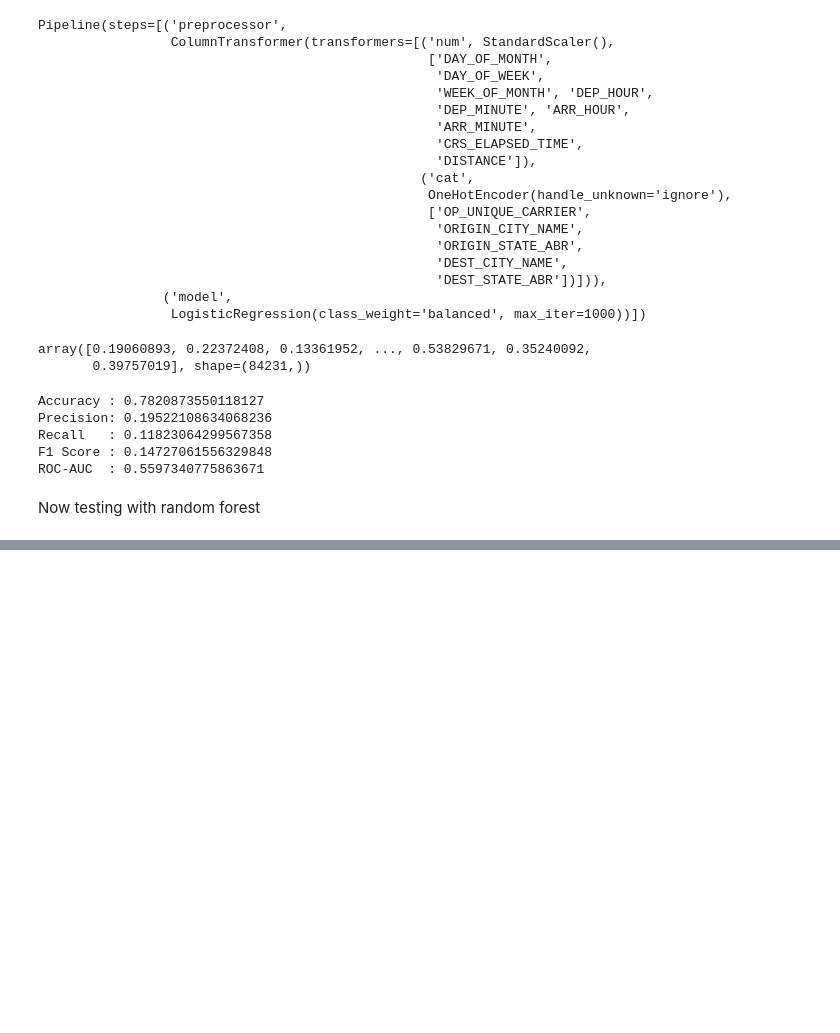
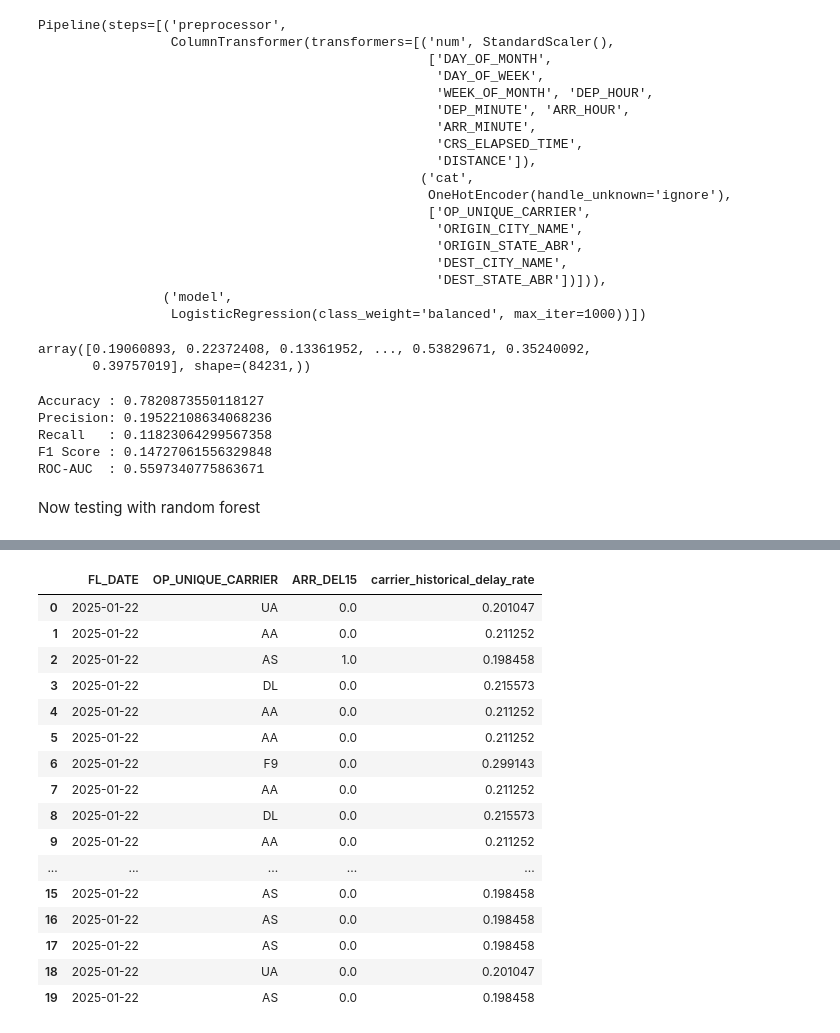
Before and after one commit to sahilsaeidkhan/AI-Projects, a Jupyter notebook: Machine_Learning_Projects/ML_Flight_Delay_Predictor/data_audit.ipynb, the cells around one changed output, grey strips where cells are left out. Saved outputs shown, nothing was run; the diff lists cells and outputs as text; code cells hidden in the pictures; blank space fills up the shorter version.

```diff
--- a/Machine_Learning_Projects/ML_Flight_Delay_Predictor/data_audit.ipynb
+++ b/Machine_Learning_Projects/ML_Flight_Delay_Predictor/data_audit.ipynb
@@ -612,0 +764,32 @@ print("ROC-AUC  :", roc_auc_score(y_val, rf_probabilities))
+# %%
+df_clean = df[
+    (df["CANCELLED"] == 0) &
+    (df["DIVERTED"] == 0)
+].copy()
+
+df_clean["FL_DATE"] = pd.to_datetime(df_clean["FL_DATE"])
+
+df_clean = df_clean.sort_values(
+    ["FL_DATE", "CRS_DEP_TIME", "OP_CARRIER_FL_NUM"]
+).reset_index(drop=True)
+# %%
+train_df = df_clean[df_clean["FL_DATE"] <= "2025-01-21"].copy()
+
+val_df = df_clean[
+    (df_clean["FL_DATE"] >= "2025-01-22") &
+    (df_clean["FL_DATE"] <= "2025-01-26")
+].copy()
+
+test_df = df_clean[df_clean["FL_DATE"] >= "2025-01-27"].copy()
+# %%
+carrier_stats = (
+    train_df
+    .groupby("OP_UNIQUE_CARRIER")["ARR_DEL15"]
+    .agg(["sum", "count"])
+)
+
+carrier_stats["carrier_historical_delay_rate"] = (
+    carrier_stats["sum"] / carrier_stats["count"]
+)
+
+carrier_stats
@@ -612,0 +813,29 @@ print("ROC-AUC  :", roc_auc_score(y_val, rf_probabilities))
+# %%
+val_df = val_df.merge(
+    carrier_stats["carrier_historical_delay_rate"],
+    on="OP_UNIQUE_CARRIER",
+    how="left"
+)
+# %%
+val_df[
+    ["FL_DATE", "OP_UNIQUE_CARRIER", "ARR_DEL15",
+     "carrier_historical_delay_rate"]
+].head(20)
+# %% [output]
+|  | FL_DATE | OP_UNIQUE_CARRIER | ARR_DEL15 | carrier_historical_delay_rate |
+| 0 | 2025-01-22 | UA | 0.0 | 0.201047 |
+| 1 | 2025-01-22 | AA | 0.0 | 0.211252 |
+| 2 | 2025-01-22 | AS | 1.0 | 0.198458 |
+| 3 | 2025-01-22 | DL | 0.0 | 0.215573 |
+| 4 | 2025-01-22 | AA | 0.0 | 0.211252 |
+| 5 | 2025-01-22 | AA | 0.0 | 0.211252 |
+| 6 | 2025-01-22 | F9 | 0.0 | 0.299143 |
+| 7 | 2025-01-22 | AA | 0.0 | 0.211252 |
+| 8 | 2025-01-22 | DL | 0.0 | 0.215573 |
+| 9 | 2025-01-22 | AA | 0.0 | 0.211252 |
+| ... | ... | ... | ... | ... |
+| 15 | 2025-01-22 | AS | 0.0 | 0.198458 |
+| 16 | 2025-01-22 | AS | 0.0 | 0.198458 |
+| 17 | 2025-01-22 | AS | 0.0 | 0.198458 |
+| 18 | 2025-01-22 | UA | 0.0 | 0.201047 |
+| 19 | 2025-01-22 | AS | 0.0 | 0.198458 |
```
Also changed, not shown: parts of 37 cells of this notebook.
